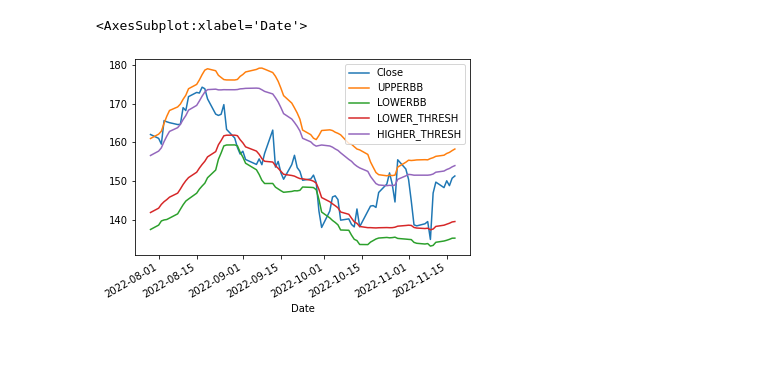
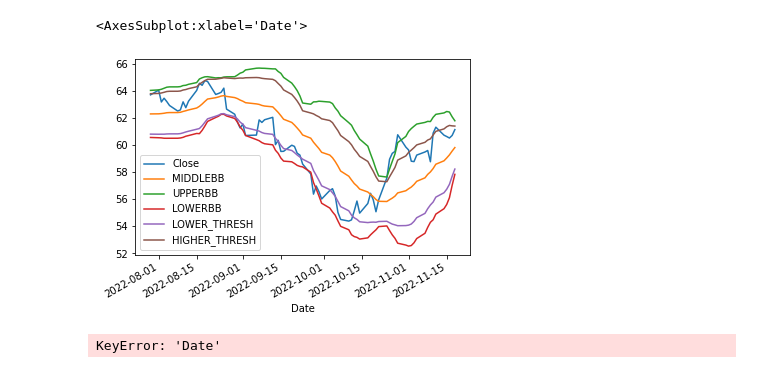
Before and after one commit to Waterloo-Trading-Group/Mean-Reversion, a Jupyter notebook: Trading_Bot.ipynb, the cells around one changed output. Saved outputs shown, nothing was run; the diff lists cells and outputs as text; code cells hidden in the pictures.

```diff
--- a/Trading_Bot.ipynb
+++ b/Trading_Bot.ipynb
@@ -67,5 +127,12 @@ Date
 # %%
-sample['AAPL'].plot()
+sample['KO'].plot()
 # %% [output]
 <AxesSubplot:xlabel='Date'>
-[figure, old version]
+[figure, new version]
+# %%
+today = (data["Date"]).stfrtime("%Y-%m-%d")
+yesterday = datetime.strftime(today - timedelta(1), "%Y-%m-%d")
+
+print(yesterday)
+# %% [output]
+KeyError: 'Date'
```
Also changed, not shown: parts of 2 cells of this notebook.
